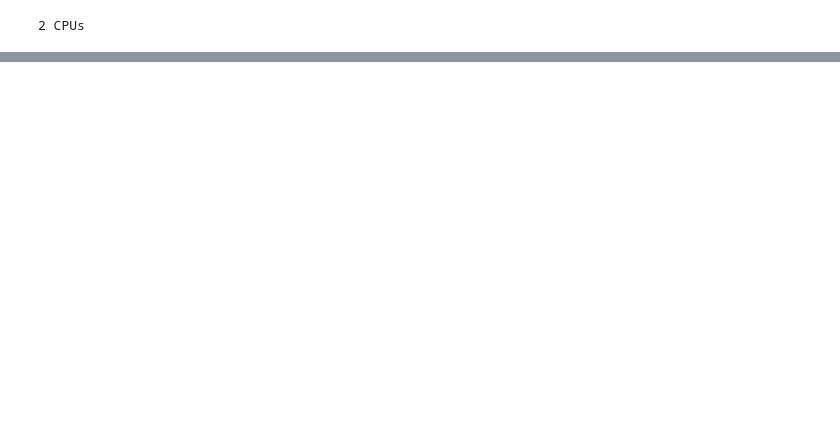
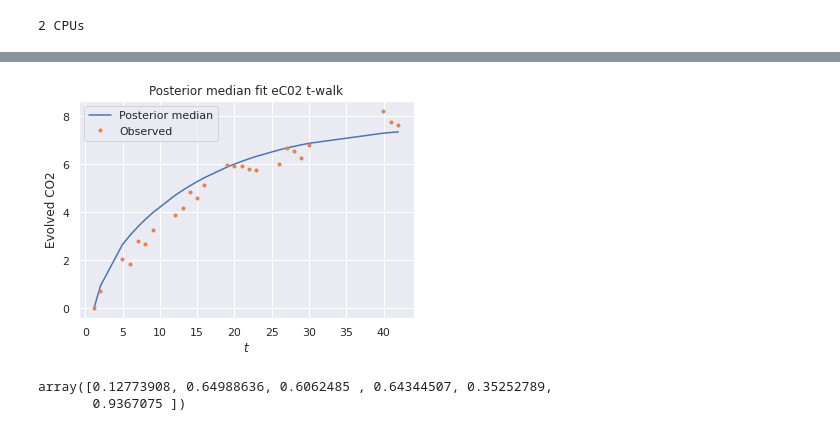
Before and after one commit to jear2412/BUQ-ODEsMCMC, a Jupyter notebook: SoilCarbonModelling-emcee.ipynb, the cells around one changed output, grey strips where cells are left out. Cells and saved outputs as stored; diff of their text form; code cells hidden in the pictures; blank space fills up the shorter version.

```diff
--- a/SoilCarbonModelling-emcee.ipynb
+++ b/SoilCarbonModelling-emcee.ipynb
@@ -271,0 +327,5 @@ array([4502.14296121, 1374.33248122, 1707.00965522, 1096.22609617,
+# %%
+T=1000000
+bi=int(0.15*T)
+tchain = pytwalk.pytwalk( n=6, U=U, Supp=supp )
+tchain.Run( T=T , x0= p0t() , xp0=p0t()  )
@@ -271,0 +347,11 @@ array([4502.14296121, 1374.33248122, 1707.00965522, 1096.22609617,
+# %%
+k1=tchain.Output[bi:,0]
+k2=tchain.Output[bi:,1]
+alpha21=tchain.Output[bi:,2]
+alpha12=tchain.Output[bi:,3]
+sigma=tchain.Output[bi:,4]
+gamma=tchain.Output[bi:,5]
+
+#results t
+rtw={ 'k1':k1, 'k2':k2, 'alpha21':alpha21, 'alpha12':alpha12 , 'sigma': sigma, 'gamma': gamma    }
+rtw=pd.DataFrame(rtw)
@@ -271,0 +393,56 @@ array([4502.14296121, 1374.33248122, 1707.00965522, 1096.22609617,
+# %%
+#medians
+#sacar medians
+
+mds=pd.DataFrame.median(rtw)
+#mds=mds.iloc[0]
+mds=pd.Series.to_numpy(mds)
+
+
+mk1=mds[0]
+mk2=mds[1]
+malpha21=mds[2]
+malpha12=mds[3]
+mgamma=mds[4]
+
+#median
+X0=np.array( [  mgamma*totalC_t0, (1-mgamma)*totalC_t0  ]  )
+Xt= odeint( scODE, X0, ts, args=(  mk1,mk2,malpha21, malpha12, ))
+C1t=Xt[:,0]
+C2t=Xt[:,1]
+eCO2hat= totalC_t0-( C1t+C2t)
+
+
+#q1
+#X0=np.array( [  q1[5]*totalC_t0, (1-q1[5])*totalC_t0  ]  )
+#Xt= odeint( scODE, X0, ts, args=(  q1[0],q1[1],q1[2],q1[3], ))
+#q1C1t=Xt[:,0]
+#q1C2t=Xt[:,1]
+#q1eCO2hat= totalC_t0-( q1C1t+q1C2t)
+
+#q2
+#X0=np.array( [  q2[5]*totalC_t0, (1-q2[5])*totalC_t0  ]  )
+#Xt= odeint( scODE, X0, ts, args=(  q2[0],q2[1],q2[2],q2[3], ))
+#q2C1t=Xt[:,0]
+#q2C2t=Xt[:,1]
+#q2eCO2hat= totalC_t0-( q2C1t+q2C2t)
+
+plt.plot(ts, eCO2hat  , label='Posterior median' )
+plt.plot(ts, eco2mean  , '.' ,label='Observed' )
+#plt.plot(ts, q2eCO2hat  , '.' ,label='Observed' )
+#plt.fill_between( ts, q1eCO2hat, q2eCO2hat , alpha=0.6, color='red')
+plt.xlabel( r'$t$' )
+plt.ylabel( r'Evolved CO2' )
+plt.title( 'Posterior median fit eC02 t-walk' )
+plt.legend()
+plt.savefig( 'eCO2-posteriormediantw.png', dpi=500  )
+plt.show()
+# %% [output]
+[figure, added]
+# %%
+mds=pd.DataFrame.median(rtw)
+#mds=mds.iloc[0]
+mds=pd.Series.to_numpy(mds)
+# %% [output]
+array([0.12773908, 0.64988636, 0.6062485 , 0.64344507, 0.35252789,
+       0.9367075 ])
```
Also changed, not shown: parts of 32 cells of this notebook.
